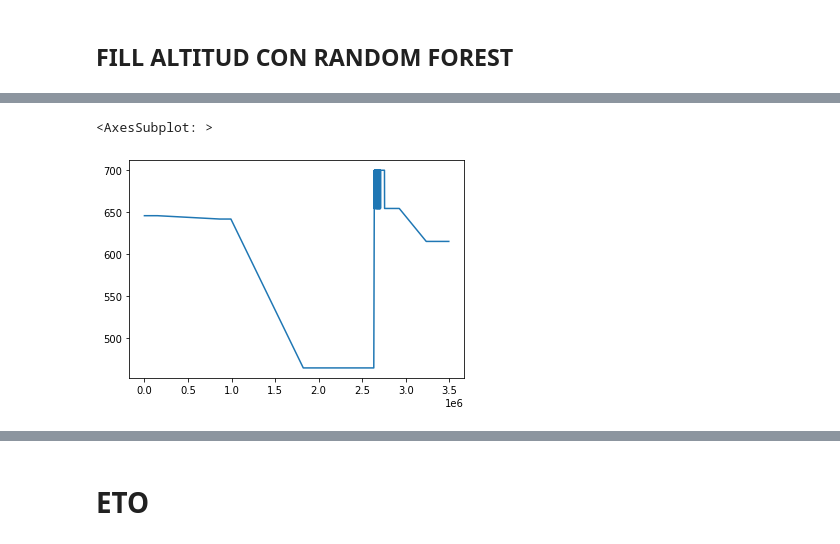
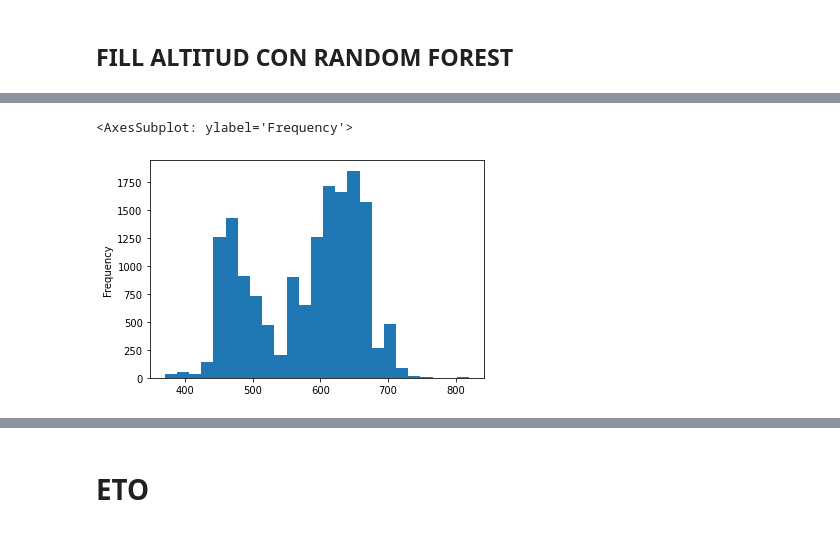
Before and after one commit to Bycarkos/DataHack_Wine_Prediction, a Jupyter notebook: nbs/07-03-2023 - Join datasets.ipynb, the cells around one changed output, grey strips where cells are left out. Saved outputs shown, nothing was run; the diff lists cells and outputs as text; code cells hidden in the pictures.

```diff
--- a/nbs/07-03-2023 - Join datasets.ipynb
+++ b/nbs/07-03-2023 - Join datasets.ipynb
@@ -179,3 +262,2 @@ dtype: int64
 # %%
-regr = RandomForestRegressor(max_depth=5,n_jobs=-1, verbose=1, random_state=0)
-regr.fit(X_train, y_train)
+rf = RandomForestClassifier(n_estimators=1000, criterion="entropy", max_depth=15, max_features="sqrt", verbose=1, n_jobs=8)
@@ -186,0 +264,2 @@ RandomForestRegressor(max_depth=5, n_jobs=-1, random_state=0, verbose=1)
+# %%
+rf.fit(X_train, y_train)
@@ -187,3 +275,3 @@ RandomForestRegressor(max_depth=5, n_jobs=-1, random_state=0, verbose=1)
 # %%
-predictions = (regr.predict(X_test))
+predictions = (rf.predict(X_test))
 # %% [output]
@@ -193,7 +310,7 @@ predictions = (regr.predict(X_test))
 # %%
-joined.loc[joined["ALTITUD"] == "nan", "ALTITUD"] = predictions
+joined.loc[X_test.index, "ALTITUD"] = enc.inverse_transform(predictions)
 # %%
-X_test["ALTITUD"].plot()
+joined["ALTITUD"].plot.hist(bins=25)
 # %% [output]
-<AxesSubplot: >
+<AxesSubplot: ylabel='Frequency'>
-[figure, old version]
+[figure, new version]
```
Also changed, not shown: parts of 23 cells of this notebook, 11 other files.
